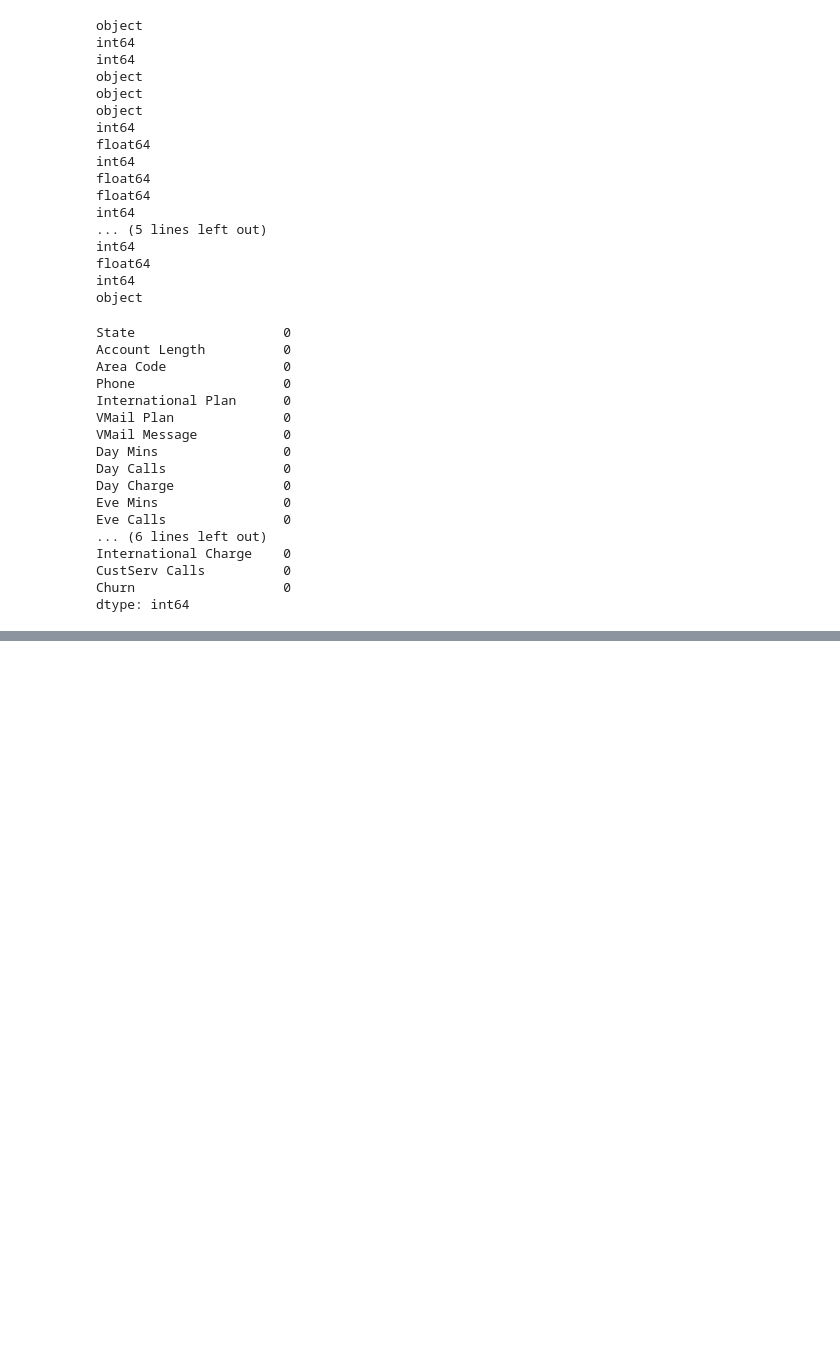
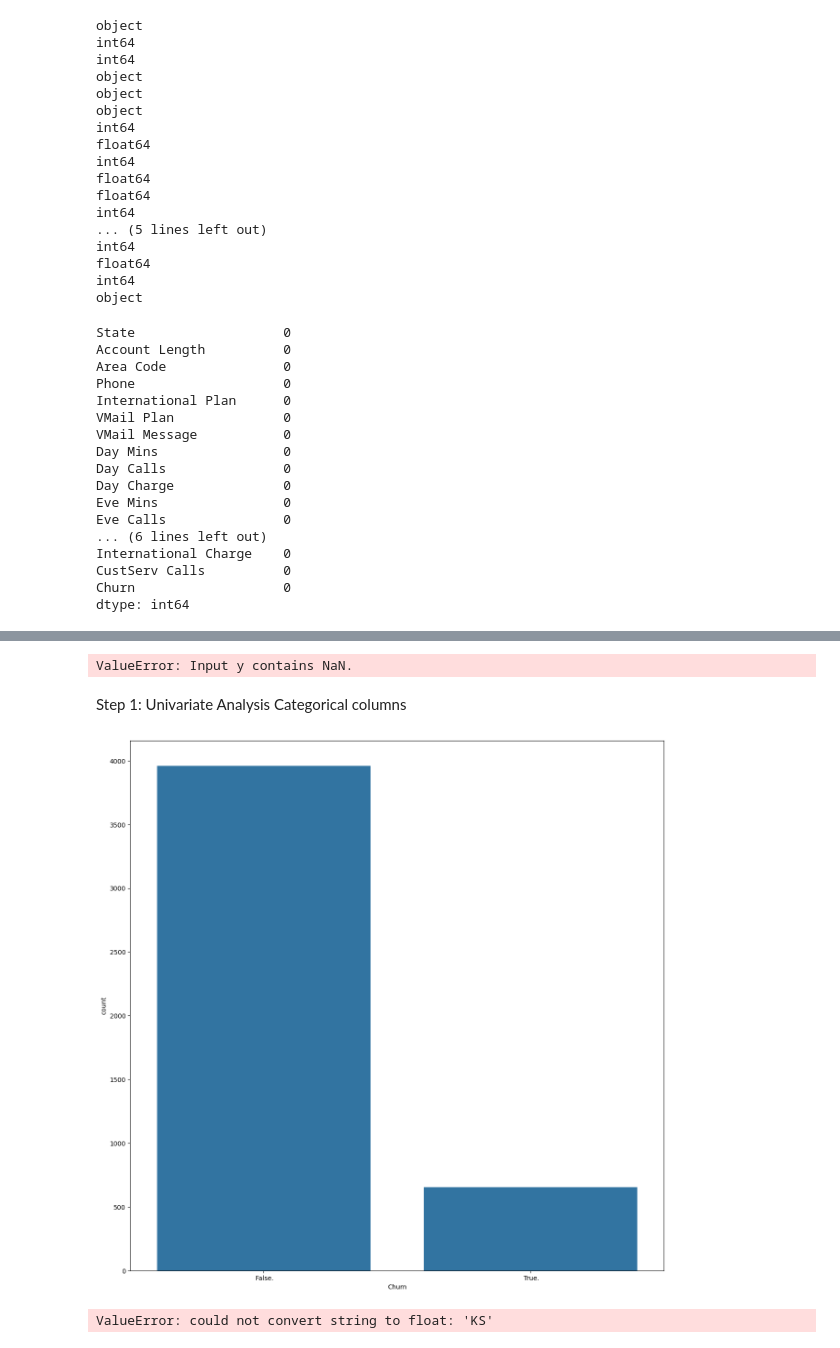
Before and after one commit to isahaq777/My_Projects, a Jupyter notebook: Data_Science_Projects/Telecom/No_Chrun_Telecom.ipynb, the cells around one changed output, grey strips where cells are left out. Cells and saved outputs as stored; diff of their text form; code cells hidden in the pictures; blank space fills up the shorter version.

```diff
--- a/Data_Science_Projects/Telecom/No_Chrun_Telecom.ipynb
+++ b/Data_Science_Projects/Telecom/No_Chrun_Telecom.ipynb
@@ -200,0 +339,15 @@ data=df.copy()
+# %%
+data['State'] = data['State'].str.strip()  # Remove leading/trailing spaces
+# %%
+## removing the column,Columns like Phone don't not contribute meaningfully to analysis.
+data = data.drop(['Phone'], axis=1)
+# %%
+from sklearn.preprocessing import LabelEncoder
+
+# Binary encoding for 'International Plan' and 'VMail Plan'
+label_encoder = LabelEncoder()
+data['International Plan'] = label_encoder.fit_transform(data['International Plan'])
+data['VMail Plan'] = label_encoder.fit_transform(data['VMail Plan'])
+# %%
+# One-hot encoding for 'State' and 'Area Code'
+data = pd.get_dummies(data, columns=['State', 'Area Code'], drop_first=True)
@@ -200,0 +357,37 @@ data=df.copy()
+# %%
+from imblearn.over_sampling import SMOTE
+
+# Apply SMOTE
+smote = SMOTE(random_state=42)
+X_resampled, y_resampled = smote.fit_resample(X, y)
+
+# Check the new class distribution
+print(y_resampled.value_counts())
+# %% [output]
+ValueError: Input y contains NaN.
+# %% [markdown]
+Step 1: Univariate Analysis
+Categorical columns
+# %%
+import seaborn as sns
+import matplotlib.pyplot as plt
+
+sns.countplot(x='Churn', data=data)
+plt.show()
+# %% [output]
+[figure, added]
+# %%
+from imblearn.over_sampling import SMOTE
+
+# Separate features and target
+X = data.drop('Churn', axis=1)
+y = data['Churn']
+
+# Apply SMOTE
+smote = SMOTE(random_state=42)
+X_resampled, y_resampled = smote.fit_resample(X, y)
+
+# Check the new class distribution
+print(y_resampled.value_counts())
+# %% [output]
+ValueError: could not convert string to float: 'KS'
```
Also changed, not shown: parts of 11 cells of this notebook.
